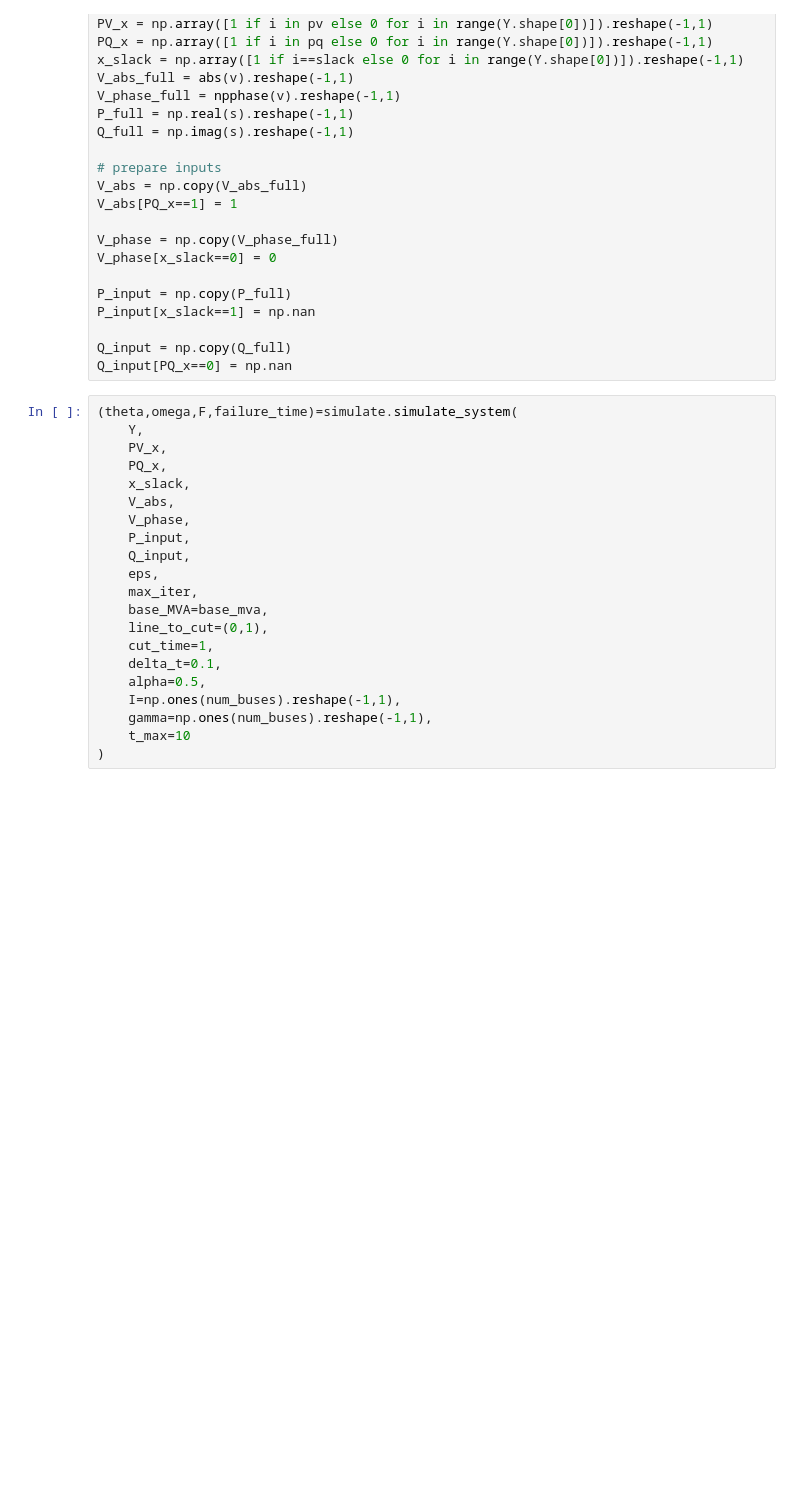
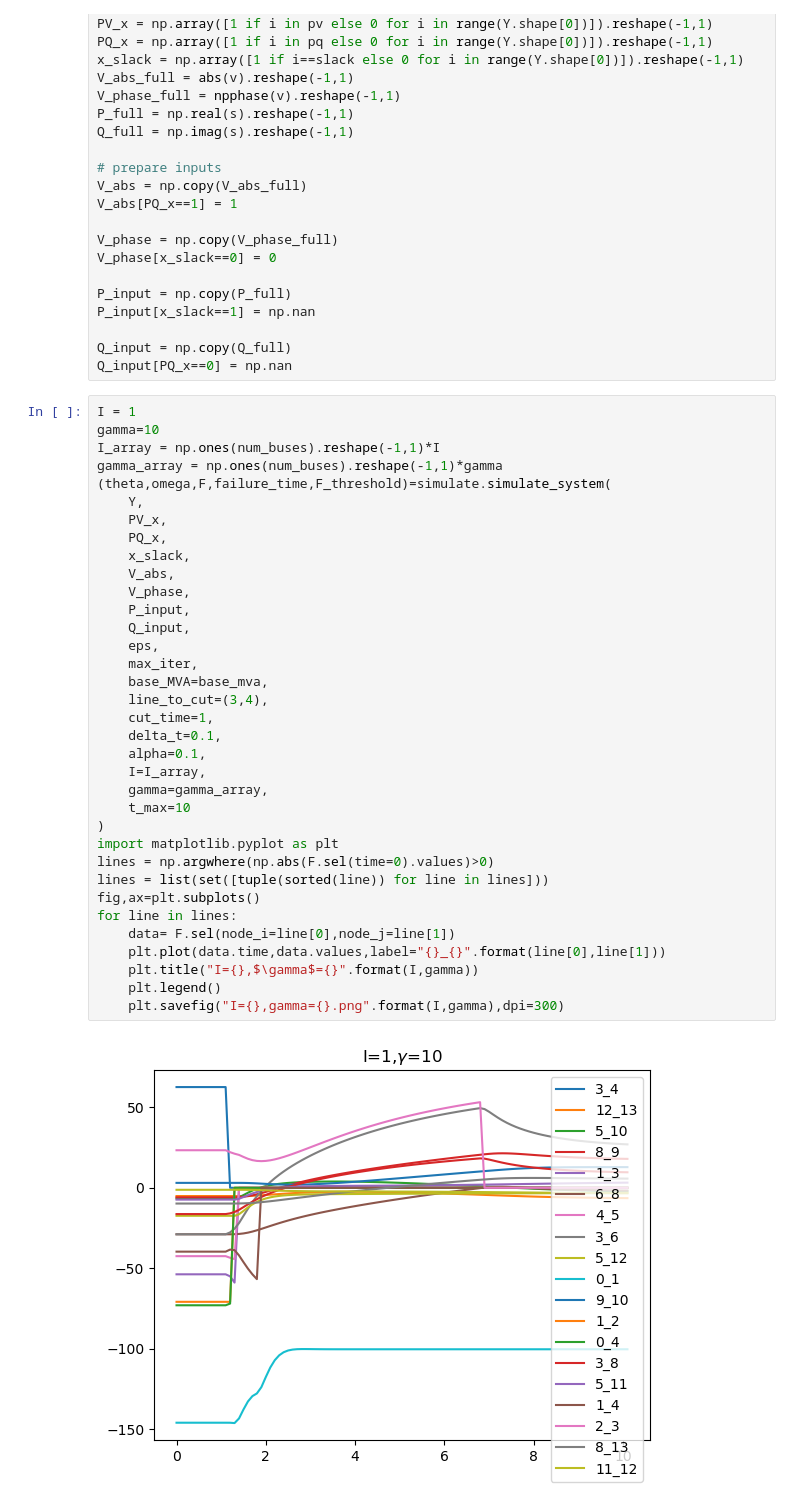
Before and after one commit to gmantegna/modeling-cascading-failure, a Jupyter notebook: notebooks/test case.ipynb, the cells around one changed output. Saved outputs shown, nothing was run; the diff lists cells and outputs as text; blank space fills up the shorter version.

```diff
--- a/notebooks/test case.ipynb
+++ b/notebooks/test case.ipynb
@@ -67,24 +67,40 @@ P_input[x_slack==1] = np.nan
 Q_input = np.copy(Q_full)
 Q_input[PQ_x==0] = np.nan
 # %%
-(theta,omega,F,failure_time)=simulate.simulate_system(
+I = 1
+gamma=10
+I_array = np.ones(num_buses).reshape(-1,1)*I
+gamma_array = np.ones(num_buses).reshape(-1,1)*gamma
+(theta,omega,F,failure_time,F_threshold)=simulate.simulate_system(
     Y,
     PV_x,
     PQ_x,
     x_slack,
     V_abs,
     V_phase,
     P_input,
     Q_input,
     eps,
     max_iter,
     base_MVA=base_mva,
-    line_to_cut=(0,1),
+    line_to_cut=(3,4),
     cut_time=1,
     delta_t=0.1,
-    alpha=0.5,
-    I=np.ones(num_buses).reshape(-1,1),
-    gamma=np.ones(num_buses).reshape(-1,1),
+    alpha=0.1,
+    I=I_array,
+    gamma=gamma_array,
     t_max=10
 )
+import matplotlib.pyplot as plt
+lines = np.argwhere(np.abs(F.sel(time=0).values)>0)
+lines = list(set([tuple(sorted(line)) for line in lines]))
+fig,ax=plt.subplots()
+for line in lines:
+    data= F.sel(node_i=line[0],node_j=line[1])
+    plt.plot(data.time,data.values,label="{}_{}".format(line[0],line[1]))
+    plt.title("I={},$\gamma$={}".format(I,gamma))
+    plt.legend()
+    plt.savefig("I={},gamma={}.png".format(I,gamma),dpi=300)
+# %% [output]
+[figure, added]
 # %%
```
Also changed, not shown: parts of 3 cells of this notebook, 10 other files.
